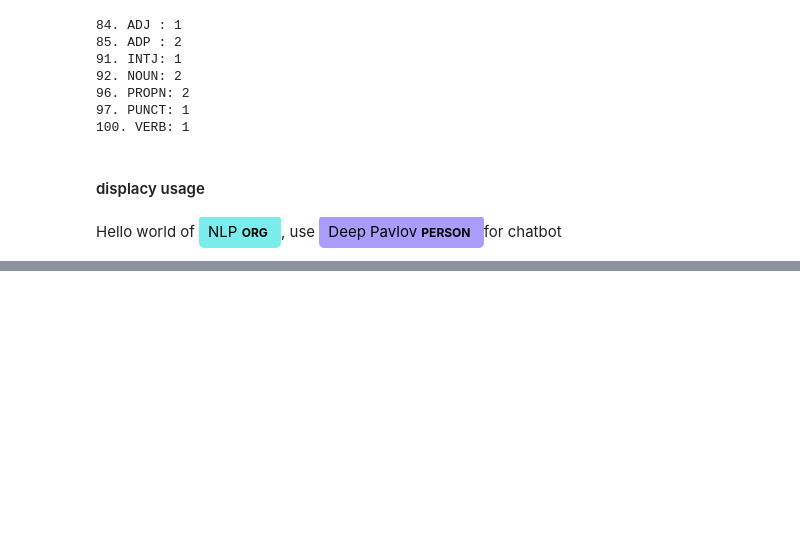
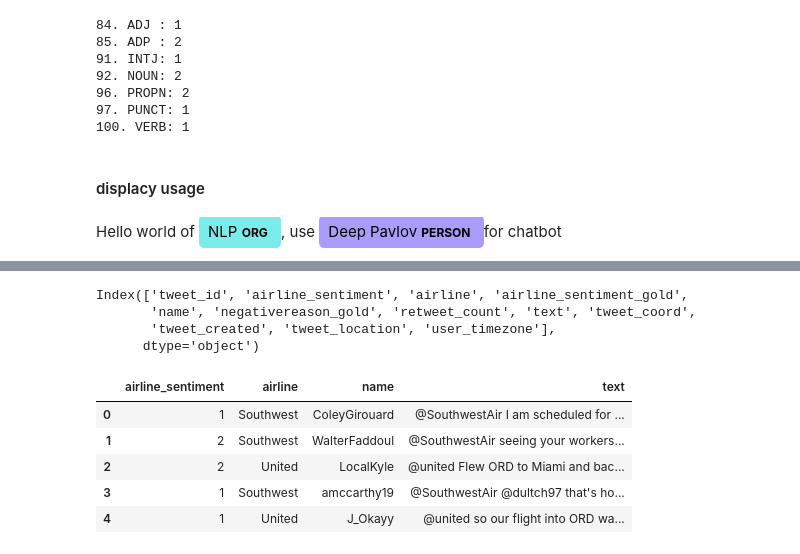
Before and after one commit to iam-pattan/Exploring-DL, a Jupyter notebook: NLP_basics.ipynb, the cells around one changed output, grey strips where cells are left out. Cells and saved outputs as stored; diff of their text form; code cells hidden in the pictures; blank space fills up the shorter version.

```diff
--- a/NLP_basics.ipynb
+++ b/NLP_basics.ipynb
@@ -385,0 +427,7 @@ displacy.render(txt, style='dep', jupyter=True, options={'distance':110})
+# %%
+df.columns
+# %% [output]
+Index(['tweet_id', 'airline_sentiment', 'airline', 'airline_sentiment_gold',
+       'name', 'negativereason_gold', 'retweet_count', 'text', 'tweet_coord',
+       'tweet_created', 'tweet_location', 'user_timezone'],
+      dtype='object')
@@ -385,0 +441,9 @@ displacy.render(txt, style='dep', jupyter=True, options={'distance':110})
+# %%
+df.head()
+# %% [output]
+|  | airline_sentiment | airline | name | text |
+| 0 | 1 | Southwest | ColeyGirouard | @SouthwestAir I am scheduled for ... |
+| 1 | 2 | Southwest | WalterFaddoul | @SouthwestAir seeing your workers... |
+| 2 | 2 | United | LocalKyle | @united Flew ORD to Miami and bac... |
+| 3 | 1 | Southwest | amccarthy19 | @SouthwestAir @dultch97 that's ho... |
+| 4 | 1 | United | J_Okayy | @united so our flight into ORD wa... |
```
Also changed, not shown: parts of 26 cells of this notebook.
